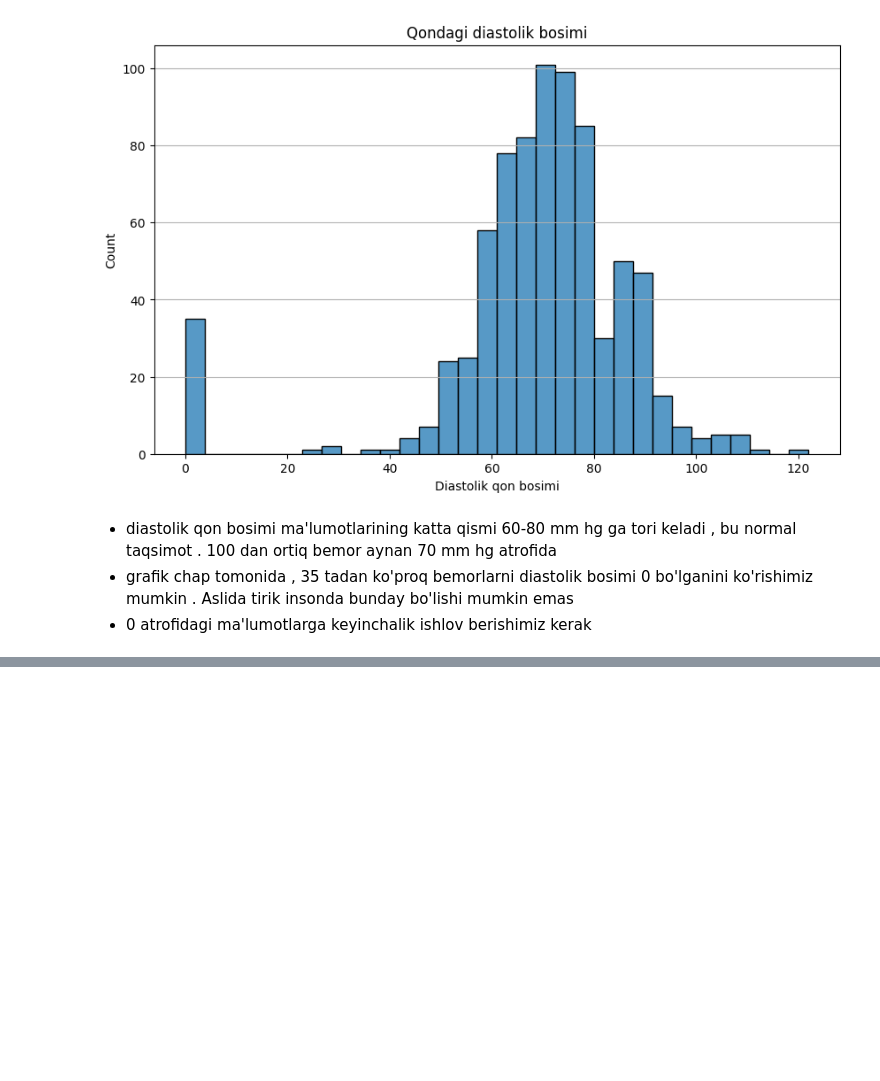
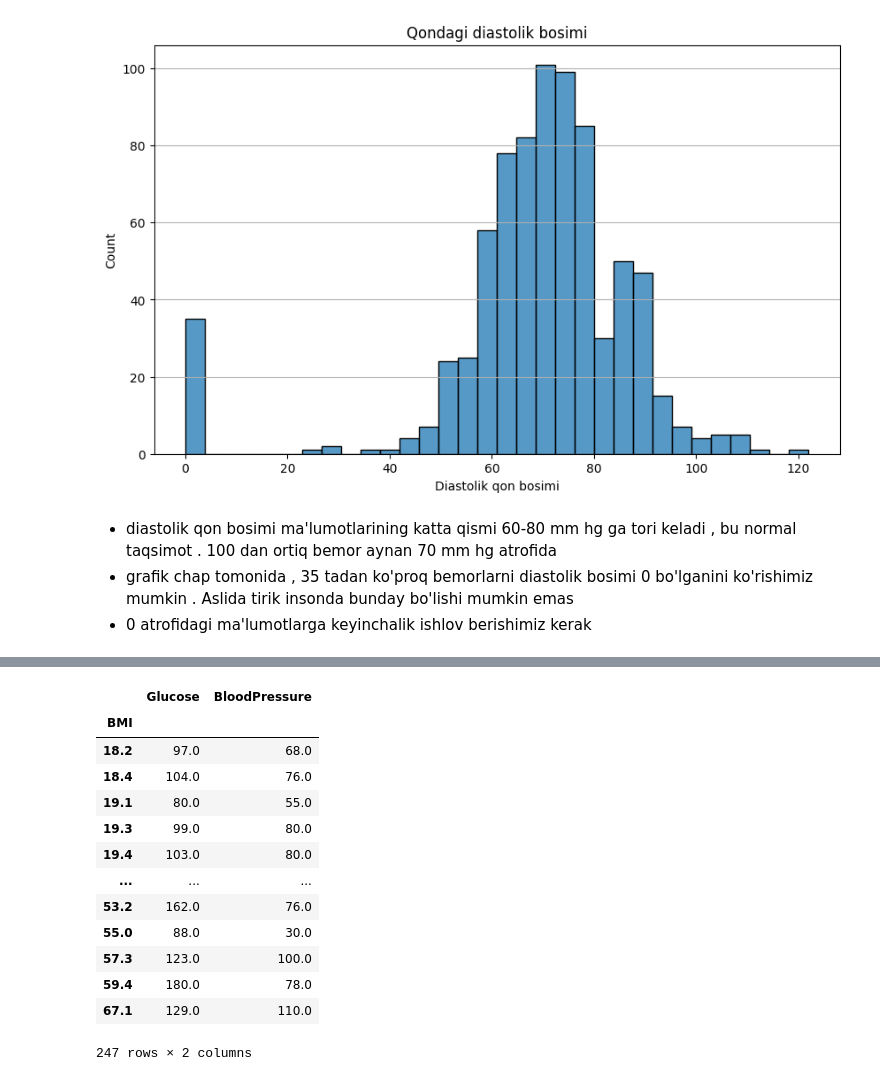
Before and after one commit to izzat-ai/learning-ai, a Jupyter notebook: projects/diabet_project/diabetes_project.ipynb, the cells around one changed output, grey strips where cells are left out. Drawn from its saved outputs; the diff is of its cells as text; code cells hidden in the pictures; blank space fills up the shorter version.

```diff
--- a/projects/diabet_project/diabetes_project.ipynb
+++ b/projects/diabet_project/diabetes_project.ipynb
@@ -84,0 +105,10 @@ plt.show()
+# %%
+# Glucose, BloodPressure, SkinThickness, Insulin va BMI ustunlaridagi 0 larni nan qilish
+df['Glucose'] = df['Glucose'].replace(0, np.nan)
+df['BloodPressure'] = df['BloodPressure'].replace(0, np.nan)
+df['SkinThickness'] = df['SkinThickness'].replace(0, np.nan)
+df['Insulin'] = df['Insulin'].replace(0, np.nan)
+df['BMI'] = df['BMI'].replace(0, np.nan)
+
+# nan qiymatlar sonini aniqlash
+df.isnull().sum()
@@ -84,0 +131,17 @@ plt.show()
+# %%
+df.groupby('BMI')[['Glucose', 'BloodPressure']].median()
+# %% [output]
+|  | Glucose | BloodPressure |
+| BMI |  |  |
+| 18.2 | 97.0 | 68.0 |
+| 18.4 | 104.0 | 76.0 |
+| 19.1 | 80.0 | 55.0 |
+| 19.3 | 99.0 | 80.0 |
+| 19.4 | 103.0 | 80.0 |
+| ... | ... | ... |
+| 53.2 | 162.0 | 76.0 |
+| 55.0 | 88.0 | 30.0 |
+| 57.3 | 123.0 | 100.0 |
+| 59.4 | 180.0 | 78.0 |
+| 67.1 | 129.0 | 110.0 |
+247 rows × 2 columns
```
Also changed, not shown: parts of 7 cells of this notebook.
